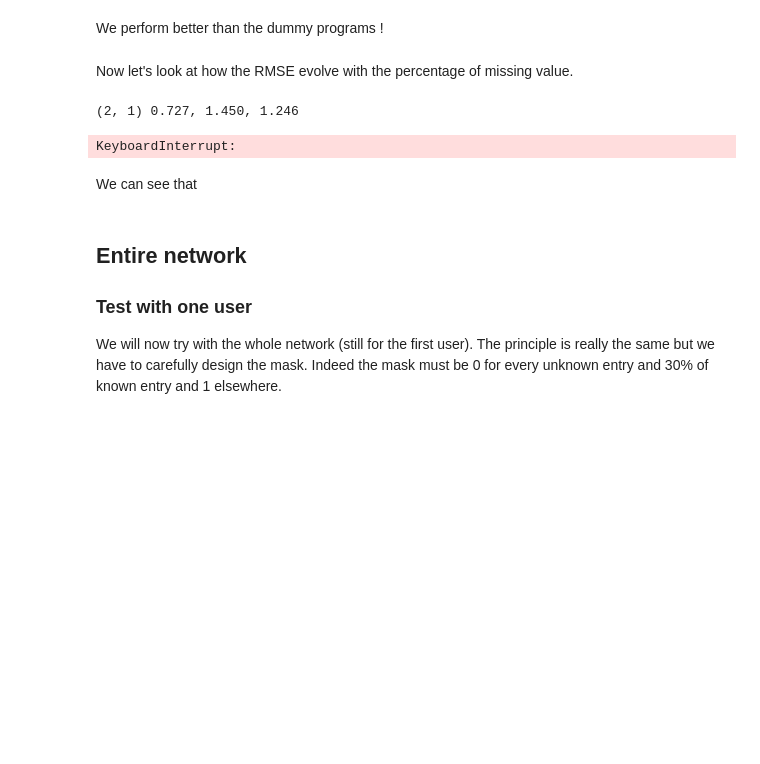
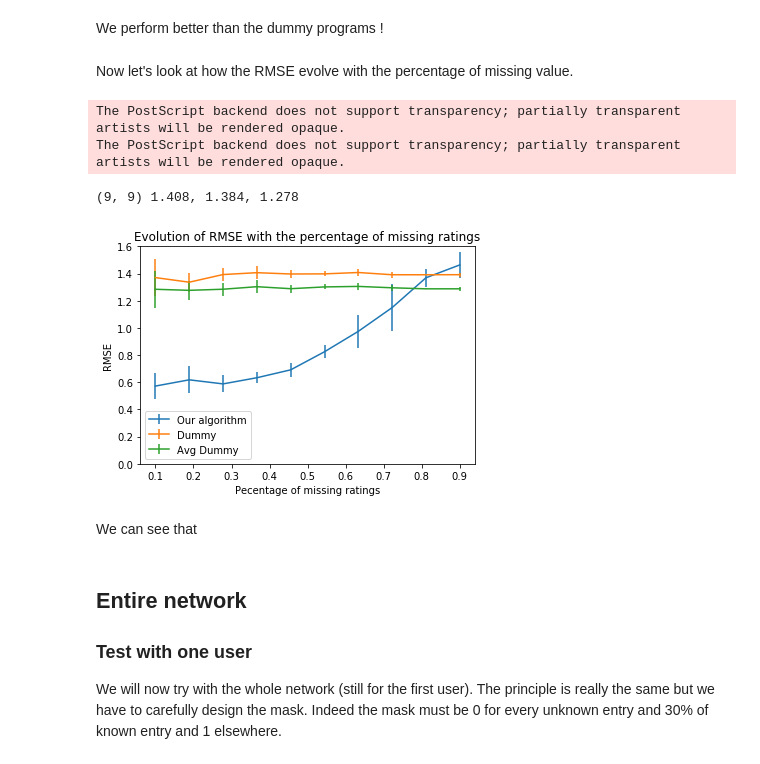
Before and after one commit to Lambo97/MovieRecommendation, a Jupyter notebook: src/tv_regularization2.ipynb, the cells around one changed output. Saved outputs shown, nothing was run; the diff lists cells and outputs as text; code cells hidden in the pictures; blank space fills up the shorter version.

```diff
--- a/src/tv_regularization2.ipynb
+++ b/src/tv_regularization2.ipynb
@@ -230,7 +231,7 @@ We perform better than the dummy programs !
 # %% [markdown]
 Now let's look at how the RMSE evolve with the percentage of missing value.
 # %%
-missing = np.linspace(0.01, 0.9, 10)
+missing = np.linspace(0.1, 0.9, 10)
 n_random = 10
 errors = np.zeros(shape=(n_random, len(missing)))
 errors_dummy = np.zeros(shape=(n_random, len(missing)))
@@ -241,47 +242,48 @@ for i in range(n_random):
         # Create the mask
         mask = rs.rand(G.N)
         mask = (mask > missing_percentage).astype(float)
+        inverse_mask = mask * -1 + 1
         noisy = signal * mask
-        noisy = noisy + mean_sig * (mask * -1 + 1)
+        noisy = noisy + mean_signal * inverse_mask
+
         # Compute errors
-        inverse_mask = mask * -1 + 1
-
         test_true = signal * inverse_mask
-
         test_true = test_true[test_true != 0]
 
         reconstructed = np.clip(tv_reg(G, noisy, mask, gamma=best_gamma), 1, 5)
         test_reconstructed = reconstructed * inverse_mask
         test_reconstructed = test_reconstructed[test_reconstructed != 0]
         errors[i,j] = np.sqrt(mean_squared_error(test_true, test_reconstructed))
 
         test_dummy = np.ones(len(signal)) * inverse_mask * np.mean(signal)
         test_dummy = test_dummy[test_dummy != 0]
         errors_dummy[i,j] = np.sqrt(mean_squared_error(test_true, test_dummy))
 
-        avg_dummy = inverse_mask * mean_sig
+        avg_dummy = inverse_mask * mean_signal
         avg_dummy = avg_dummy[avg_dummy != 0]
         errors_avg[i,j] = np.sqrt(mean_squared_error(test_true, avg_dummy))
 
         clear_output(wait=True)
         print(f'{i,j} {(errors[i,j]):.3f}, {(errors_dummy[i,j]):.3f}, {(errors_avg[i,j]):.3f}')
 
 
 plt.figure()
 plt.errorbar(missing, np.mean(errors, axis=0), yerr=np.std(errors, axis=0), label="Our algorithm")
 plt.errorbar(missing, np.mean(errors_dummy, axis=0), yerr=np.std(errors_dummy, axis=0), label="Dummy")
 plt.errorbar(missing, np.mean(errors_avg, axis=0), yerr=np.std(errors_dummy, axis=0), label="Avg Dummy")
 plt.ylim([0,1.6])
 #plt.plot(missing, np.ones(len(missing))*dummy_error, label= "Pseudo dummy error")
 plt.legend()
 plt.title("Evolution of RMSE with the percentage of missing ratings")
 plt.xlabel("Pecentage of missing ratings")
 plt.ylabel("RMSE")
 plt.savefig(RESULT_PATH+'evolution_rmse_missing.eps')
 plt.show()
 # %% [output]
-(2, 1) 0.727, 1.450, 1.246
+The PostScript backend does not support transparency; partially transparent artists will be rendered opaque.
+The PostScript backend does not support transparency; partially transparent artists will be rendered opaque.
-KeyboardInterrupt:
+(9, 9) 1.408, 1.384, 1.278
+[figure, added]
 # %% [markdown]
 We can see that
 # %% [markdown]
```
Also changed, not shown: parts of 12 cells of this notebook, 6 other files.
